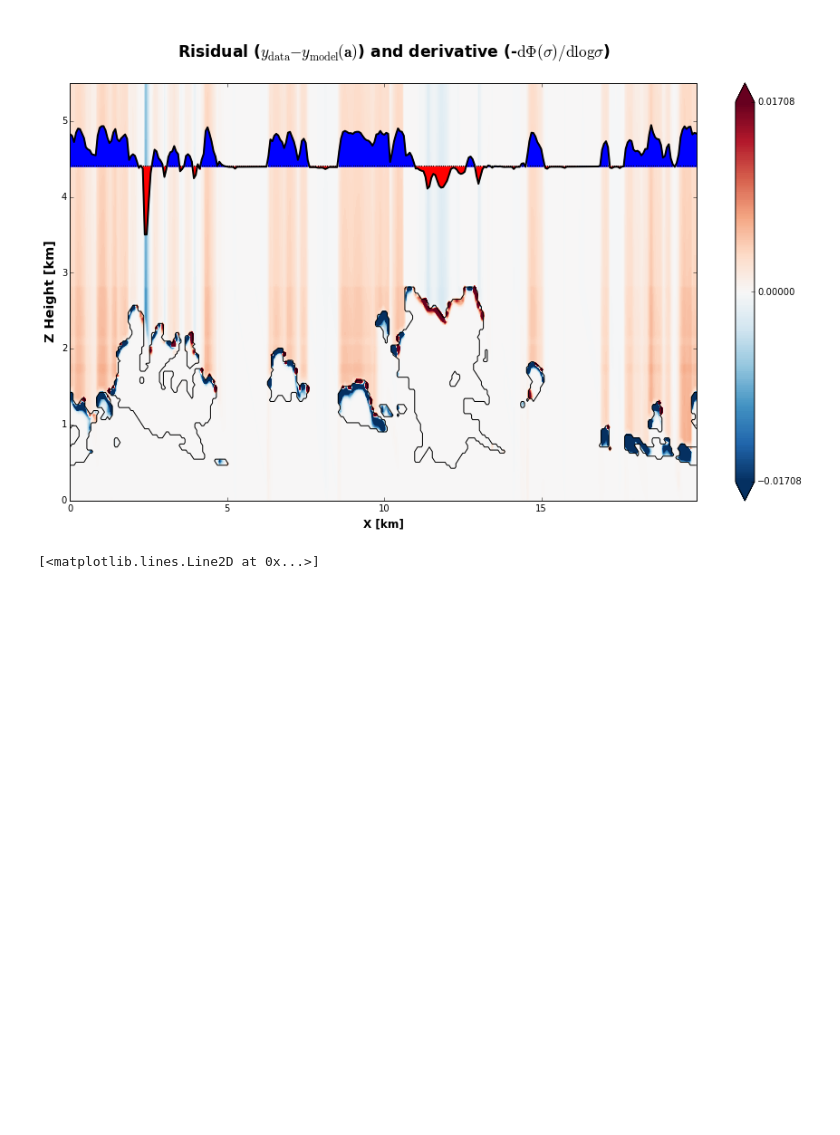
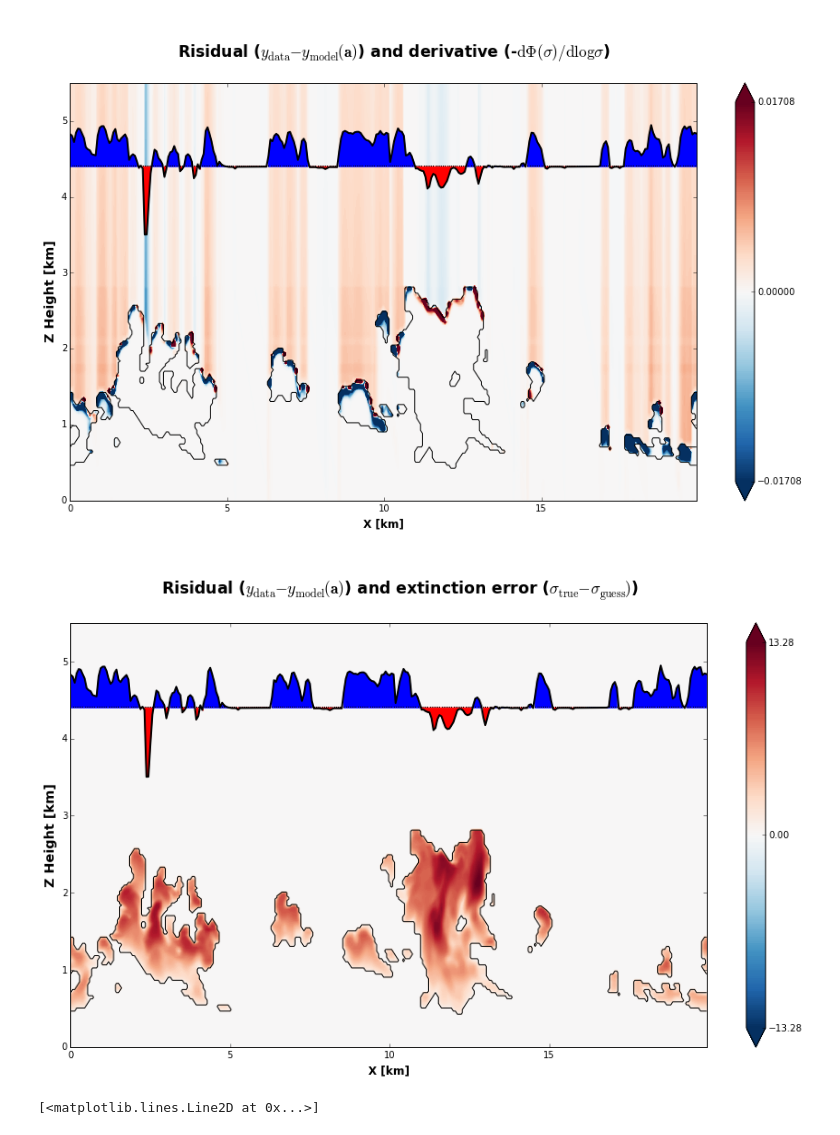
Before and after one commit to wgm2111/wgm-shdom-files-AGU2015, a Jupyter notebook: data-adjoint3/exploring_adjoint.ipynb, the cells around one changed output. Saved outputs shown, nothing was run; the diff lists cells and outputs as text; code cells hidden in the pictures; blank space fills up the shorter version.

```diff
--- a/data-adjoint3/exploring_adjoint.ipynb
+++ b/data-adjoint3/exploring_adjoint.ipynb
@@ -279,6 +281,50 @@ f2.savefig("adjoint-derivative-single-scattering.jpg", dpi=300)
 #cb.set_ticklabels(['-2', '-1', '0', '1', '2'])
 # %% [output]
 [figure]
+# %%
+# Make a figure to plot the true single-scattering albedo field
+f2 = plt.figure(1, (15,8), facecolor='white')
+ax2 = f2.add_axes([.1, .1, .8, .8])
+
+
+fvals = -adj_dMFdext * mask_clouds * DZscale * adj_ext# * .1 * adj_ext
+
+fvals = (adj_ext_true - adj_ext) #* adj_ext
+
+fmax = abs(fvals).max() / 1.
+levels = np.linspace(-fmax, fmax, 200)
+
+contour2 = ax2.contourf(adj_x, adj_z, fvals, levels=levels, cmap=cm.RdBu_r, extend="both") #levels=linspace(-16, 16, 100),
+contour2a = ax2.contour(adj_x, adj_z, cloud_outline, 1, cmap=cm.gray) #levels=linspace(-16, 16, 100),
+#contour2b = ax2.contourf(adj_x, adj_z, cloud_outline * fvals, 10 , cmap=cm.RdBu_r, linewidth=3) #levels=linspace(-16, 16, 100),
+
+
+# Add the residual to the plot
+ftrans = lambda y: 50 * y + .8*H
+plot_overlay_origin = ftrans(0 * adj_residual)
+plot_overlay_arad = ftrans(adj_residual)
+plot_res_pos = ax2.fill_between(adj_x[:,0], plot_overlay_origin, plot_overlay_arad,
+                             where=(plot_overlay_origin<plot_overlay_arad),
+                             color='b')#, linewidth=3)
+plot_res_neg = ax2.fill_between(adj_x[:,0], plot_overlay_origin, plot_overlay_arad,
+                             where=(plot_overlay_origin>plot_overlay_arad),
+                             color='r',)#, linewidth=3)
+plot_res_line = ax2.plot(adj_x[:,0], plot_overlay_arad, 'k', linewidth=2)
+plot_origin = ax2.plot(adj_x[:,0], plot_overlay_origin, 'k,', linewidth=1)
+ax2.set_ybound((0,H))
+ax2.set_ylabel("Z Height [km]", fontsize='x-large', fontweight='bold')
+ax2.set_xlabel('X [km]', fontsize='large', fontweight='bold')
+ax2.set_title("""
+    Risidual ($y_{\mathrm{data}} - y_{\mathrm{model}}(\mathbf{a})$) and extinction error ($\sigma_{\mathrm{true}}-\sigma_{\mathrm{guess}})$)
+    """, fontsize='xx-large', fontweight='bold')
+cb = f2.colorbar(contour2, ax=ax2)
+cb.set_ticks([-fmax, 0, fmax])
+
+f2.savefig("adjoint-extinction-difference-and residual.jpg", dpi=300)
+
+#cb.set_ticklabels(['-2', '-1', '0', '1', '2'])
+# %% [output]
+[figure, added]
 # %%
 
 plot(Zscale, DZscale)
```
Also changed, not shown: parts of 2 cells of this notebook, 2 other files.
